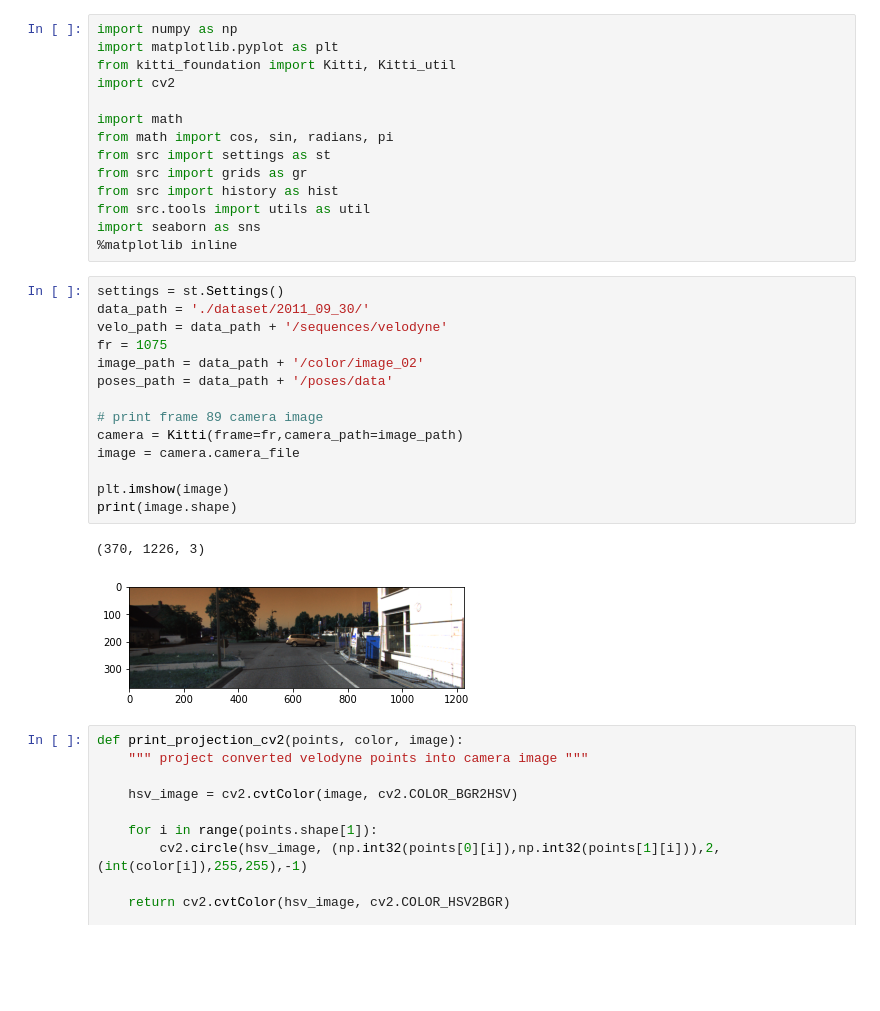
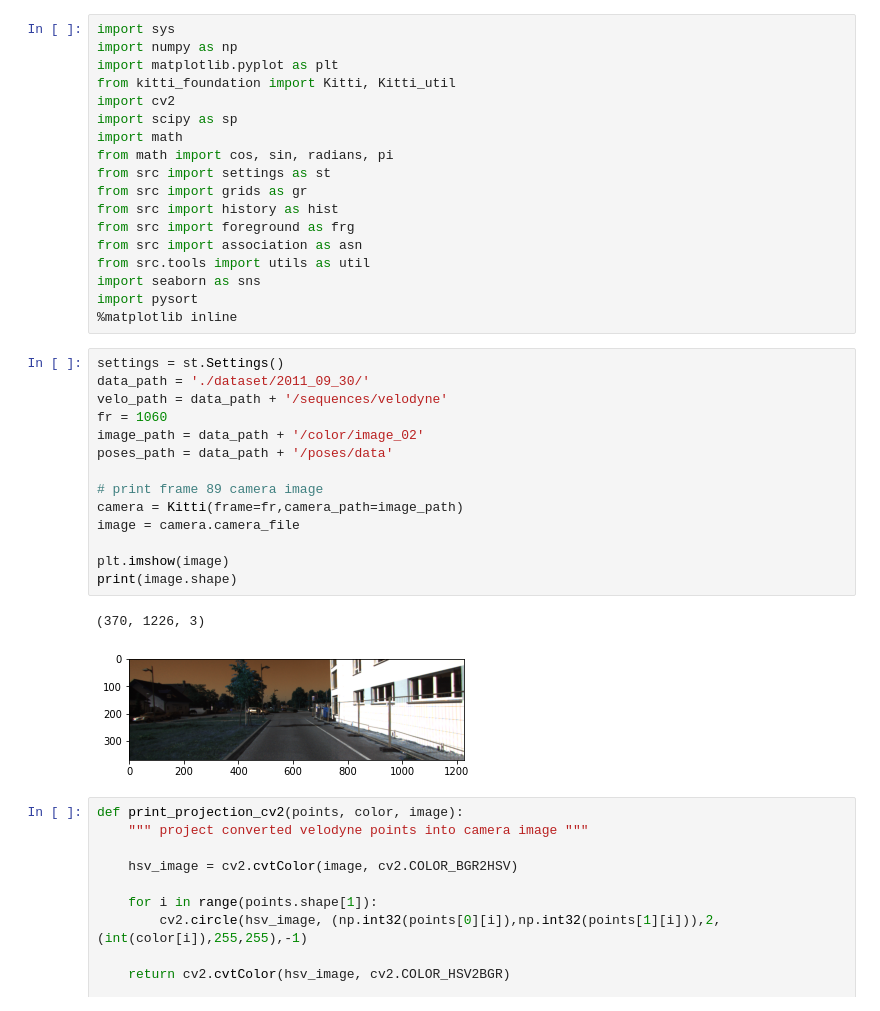
Before and after one commit to robertocaiwu/2.5DATMO, a Jupyter notebook: Velo2cam.ipynb, the cells around one changed output. Saved outputs shown, nothing was run; the diff lists cells and outputs as text; blank space fills up the shorter version.

```diff
--- a/Velo2cam.ipynb
+++ b/Velo2cam.ipynb
@@ -1,34 +1,38 @@
 # %%
+import sys
 import numpy as np
 import matplotlib.pyplot as plt
 from kitti_foundation import Kitti, Kitti_util
 import cv2
-
+import scipy as sp
 import math
 from math import cos, sin, radians, pi
 from src import settings as st
 from src import grids as gr
 from src import history as hist
+from src import foreground as frg
+from src import association as asn
 from src.tools import utils as util
 import seaborn as sns
+import pysort
 %matplotlib inline
 # %%
 settings = st.Settings()
 data_path = './dataset/2011_09_30/'
 velo_path = data_path + '/sequences/velodyne'
-fr = 1075
+fr = 1060
 image_path = data_path + '/color/image_02'
 poses_path = data_path + '/poses/data'
 
 # print frame 89 camera image
 camera = Kitti(frame=fr,camera_path=image_path)
 image = camera.camera_file
 
 plt.imshow(image)
 print(image.shape)
 # %% [output]
 (370, 1226, 3)
-[figure, old version]
+[figure, new version]
 # %%
 def print_projection_cv2(points, color, image):
     """ project converted velodyne points into camera image """
```
Also changed, not shown: parts of 12 cells of this notebook, 14 other files.
